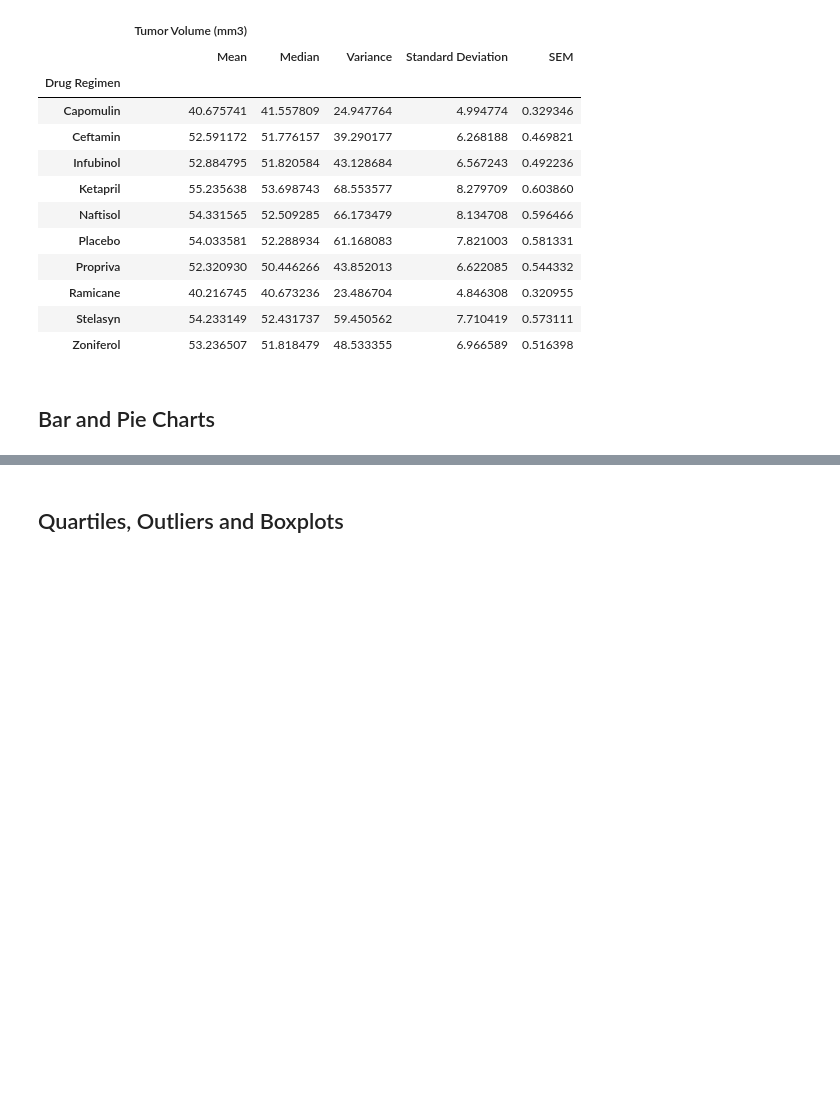
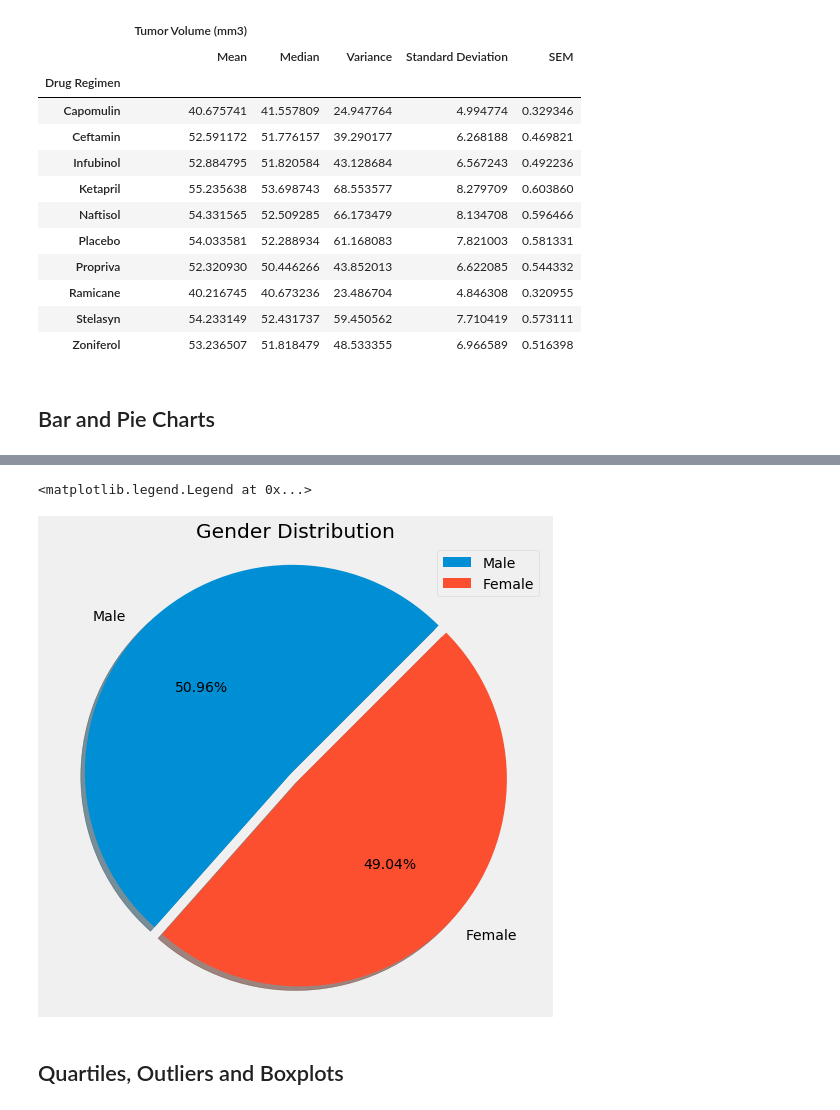
Before and after one commit to MichRisu/matplotlib-challenge, a Jupyter notebook: Pymaceuticals/pymaceuticals_starter.ipynb, the cells around one changed output, grey strips where cells are left out. Saved outputs shown, nothing was run; the diff lists cells and outputs as text; code cells hidden in the pictures; blank space fills up the shorter version.

```diff
--- a/Pymaceuticals/pymaceuticals_starter.ipynb
+++ b/Pymaceuticals/pymaceuticals_starter.ipynb
@@ -177,3 +182,19 @@ TypeError: bar() missing 1 required positional argument: 'height'
+# %%
+# Generate a pie plot showing the distribution of female versus male mice using pyplot
+gender_grp = df_clean.groupby('Sex')
+
+gender_size = [958, 922]
+pie_labels = "Male", "Female"
+
+fig2, ax2 = plt.subplots(figsize=(8,8))
+ax2.pie(gender_size, labels=pie_labels, autopct='%1.2f%%', startangle=45, shadow=True,
+       explode=(0.05,0))
+ax2.set_title("Gender Distribution")
+ax2.axis("equal")
+ax2.legend(loc='upper right')
+# %% [output]
+<matplotlib.legend.Legend at 0x...>
+[figure, added]
 # %% [markdown]
 ## Quartiles, Outliers and Boxplots
 # %%
```
Also changed, not shown: parts of 9 cells of this notebook.
